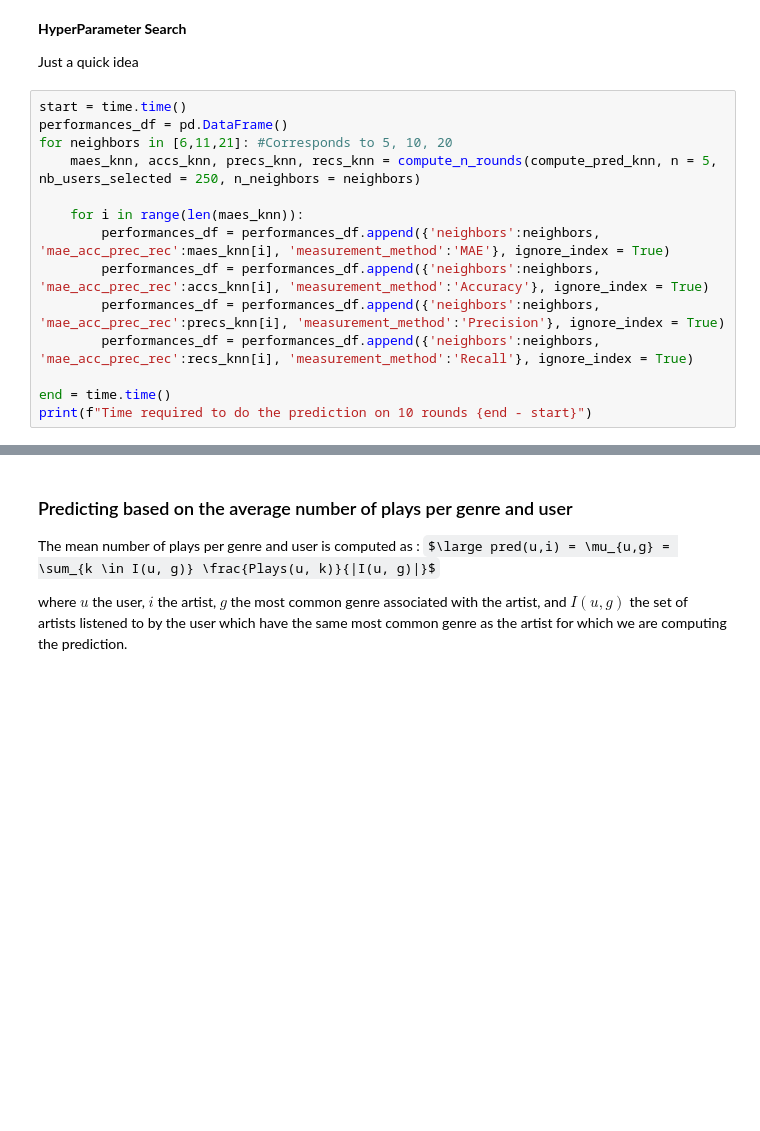
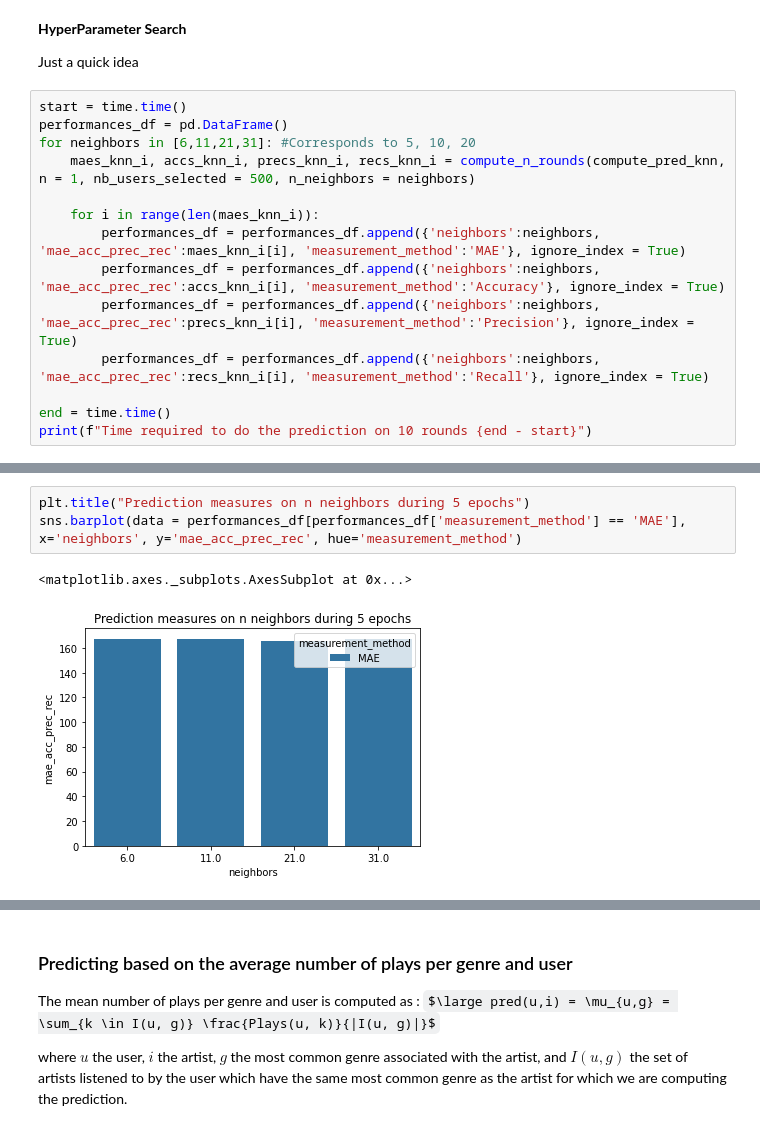
Before and after one commit to Caotick/mlbd-project, a Jupyter notebook: mlbd_project.ipynb, the cells around one changed output, grey strips where cells are left out. Drawn from its saved outputs; the diff is of its cells as text; some formulas as TeX source; blank space fills up the shorter version.

```diff
--- a/mlbd_project.ipynb
+++ b/mlbd_project.ipynb
@@ -1068,14 +1083,14 @@ Just a quick idea
 # %%
 start = time.time()
 performances_df = pd.DataFrame()
-for neighbors in [6,11,21]: #Corresponds to 5, 10, 20
-    maes_knn, accs_knn, precs_knn, recs_knn = compute_n_rounds(compute_pred_knn, n = 5, nb_users_selected = 250, n_neighbors = neighbors)
+for neighbors in [6,11,21,31]: #Corresponds to 5, 10, 20
+    maes_knn_i, accs_knn_i, precs_knn_i, recs_knn_i = compute_n_rounds(compute_pred_knn, n = 1, nb_users_selected = 500, n_neighbors = neighbors)
 
-    for i in range(len(maes_knn)):
-        performances_df = performances_df.append({'neighbors':neighbors, 'mae_acc_prec_rec':maes_knn[i], 'measurement_method':'MAE'}, ignore_index = True)
-        performances_df = performances_df.append({'neighbors':neighbors, 'mae_acc_prec_rec':accs_knn[i], 'measurement_method':'Accuracy'}, ignore_index = True)
-        performances_df = performances_df.append({'neighbors':neighbors, 'mae_acc_prec_rec':precs_knn[i], 'measurement_method':'Precision'}, ignore_index = True)
-        performances_df = performances_df.append({'neighbors':neighbors, 'mae_acc_prec_rec':recs_knn[i], 'measurement_method':'Recall'}, ignore_index = True)
+    for i in range(len(maes_knn_i)):
+        performances_df = performances_df.append({'neighbors':neighbors, 'mae_acc_prec_rec':maes_knn_i[i], 'measurement_method':'MAE'}, ignore_index = True)
+        performances_df = performances_df.append({'neighbors':neighbors, 'mae_acc_prec_rec':accs_knn_i[i], 'measurement_method':'Accuracy'}, ignore_index = True)
+        performances_df = performances_df.append({'neighbors':neighbors, 'mae_acc_prec_rec':precs_knn_i[i], 'measurement_method':'Precision'}, ignore_index = True)
+        performances_df = performances_df.append({'neighbors':neighbors, 'mae_acc_prec_rec':recs_knn_i[i], 'measurement_method':'Recall'}, ignore_index = True)
 
 end = time.time()
 print(f"Time required to do the prediction on 10 rounds {end - start}")
@@ -1088,0 +1109,6 @@ sns.lineplot(data = performances_df[performances_df['measurement_method'] != 'MA
+# %%
+plt.title("Prediction measures on n neighbors during 5 epochs")
+sns.barplot(data = performances_df[performances_df['measurement_method'] == 'MAE'], x='neighbors', y='mae_acc_prec_rec', hue='measurement_method')
+# %% [output]
+<matplotlib.axes._subplots.AxesSubplot at 0x...>
+[figure, added]
```
Also changed, not shown: parts of 28 cells of this notebook, 16 other files.
